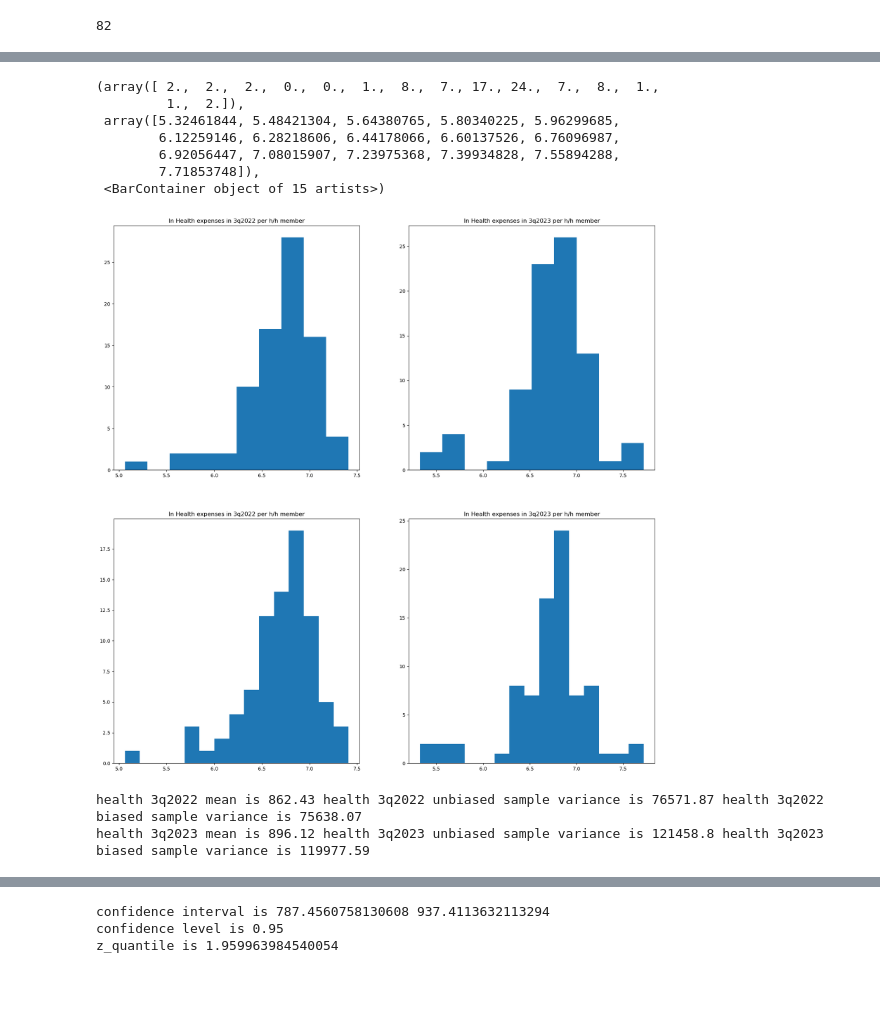
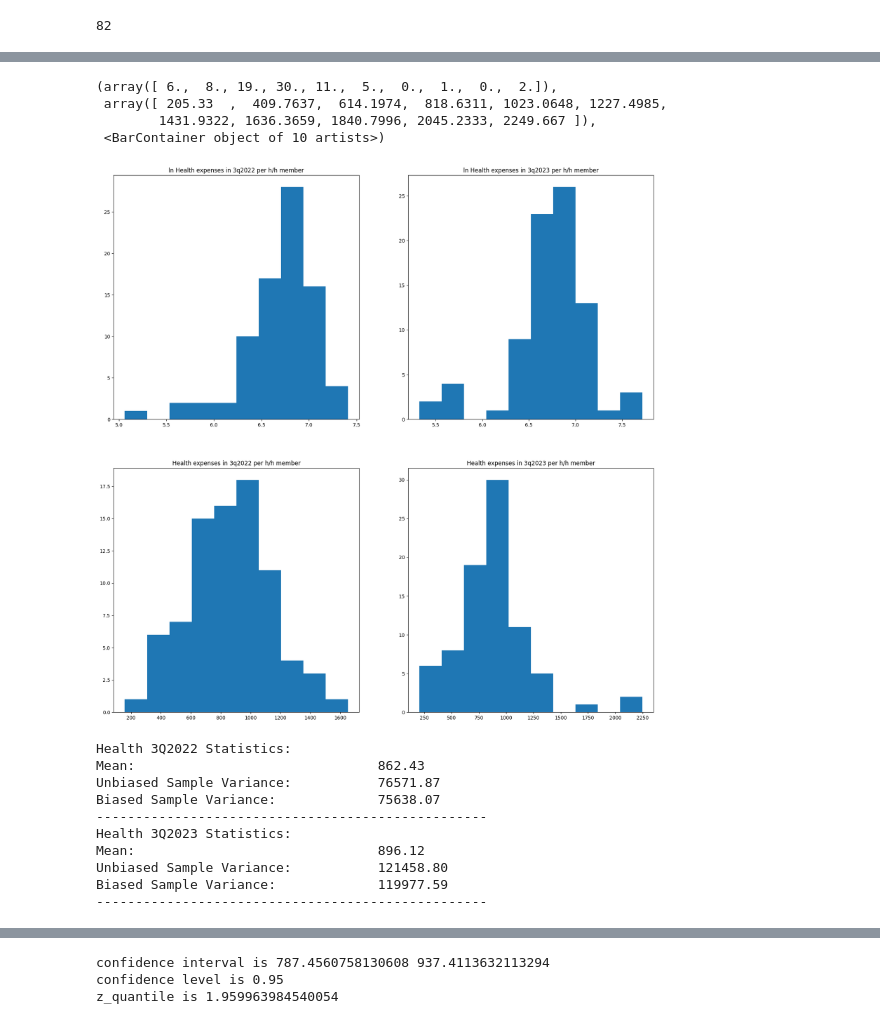
Before and after one commit to Pyatachokk/hse_asml_course, a Jupyter notebook: seminars/seminar_6/stat_0.ipynb, the cells around one changed output, grey strips where cells are left out. Cells and saved outputs as stored; diff of their text form; code cells hidden in the pictures; blank space fills up the shorter version.

```diff
--- a/seminars/seminar_6/stat_0.ipynb
+++ b/seminars/seminar_6/stat_0.ipynb
@@ -11,4 +13,6 @@ import scipy.stats as stats
 # %%
-data = pd.read_excel("HW_example_data.xlsx", sheet_name = "Data")
-print(data)
+data = pd.read_excel("data.xlsx", sheet_name = "Data", index_col=0)
+data.index.name = "region"
+
+data
 # %% [output]
@@ -32,3 +32,0 @@ print(data)
-# %%
-data = data.rename(columns={'Unnamed: 0': 'region'})
-print(data)
@@ -100,40 +97,51 @@ print(data)
 # %%
 fig, ax = plt.subplots(2,2, figsize=(20,20))
 ax[0,0].set_title('ln Health expenses in 3q2022 per h/h member')
 ax[0,0].hist(data.ln_health_3q2022)
 ax[0,1].set_title('ln Health expenses in 3q2023 per h/h member')
 ax[0,1].hist(data.ln_health_3q2023)
-ax[1,0].set_title('ln Health expenses in 3q2022 per h/h member')
-ax[1,0].hist(data.ln_health_3q2022, bins = 15)
-ax[1,1].set_title('ln Health expenses in 3q2023 per h/h member')
-ax[1,1].hist(data.ln_health_3q2023, bins = 15)
+
+ax[1,0].set_title('Health expenses in 3q2022 per h/h member')
+ax[1,0].hist(data.health_3q2022)
+ax[1,1].set_title('Health expenses in 3q2023 per h/h member')
+ax[1,1].hist(data.health_3q2023)
 # %% [output]
-(array([ 2.,  2.,  2.,  0.,  0.,  1.,  8.,  7., 17., 24.,  7.,  8.,  1.,
-         1.,  2.]),
- array([5.32461844, 5.48421304, 5.64380765, 5.80340225, 5.96299685,
-        6.12259146, 6.28218606, 6.44178066, 6.60137526, 6.76096987,
-        6.92056447, 7.08015907, 7.23975368, 7.39934828, 7.55894288,
-        7.71853748]),
- <BarContainer object of 15 artists>)
+(array([ 6.,  8., 19., 30., 11.,  5.,  0.,  1.,  0.,  2.]),
+ array([ 205.33  ,  409.7637,  614.1974,  818.6311, 1023.0648, 1227.4985,
+        1431.9322, 1636.3659, 1840.7996, 2045.2333, 2249.667 ]),
+ <BarContainer object of 10 artists>)
-[figure, old version]
+[figure, new version]
 # %%
-#Method of moments
+def calculate_statistics(data):
+    mean = np.mean(data)
+    sample_variance_ub = np.var(data, ddof=1)  # unbiased variance
+    sample_variance_b = np.var(data, ddof=0)   # biased variance
+    return mean, sample_variance_ub, sample_variance_b
 
-mean2022 = np.mean(data.health_3q2022)
-sample_variance2022_ub = np.var(data.health_3q2022, ddof = 1) #unbiased variance, ddof = degrees of freedom
-sample_variance2022_b = np.var(data.health_3q2022, ddof = 0) #biased variance
+def print_statistics(year, mean, sample_variance_ub, sample_variance_b):
+    print(f'Health {year} Statistics:')
+    print(f'{"Mean:":<35} {mean:.2f}')
+    print(f'{"Unbiased Sample Variance:":<35} {sample_variance_ub:.2f}')
+    print(f'{"Biased Sample Variance:":<35} {sample_variance_b:.2f}')
+    print('-' * 50)
 
-mean2023 = np.mean(data.health_3q2023)
-sample_variance2023_ub = np.var(data.health_3q2023, ddof = 1)
-sample_variance2023_b = np.var(data.health_3q2023, ddof = 0)
+data_dict = {
+    '3Q2022': data.health_3q2022,
+    '3Q2023': data.health_3q2023
+}
 
-print('health 3q2022 mean is', round(mean2022,2),
-     'health 3q2022 unbiased sample variance is', round(sample_variance2022_ub, 2),
-      'health 3q2022 biased sample variance is', round(sample_variance2022_b, 2),
-     '\nhealth 3q2023 mean is', round(mean2023,2),
-     'health 3q2023 unbiased sample variance is', round(sample_variance2023_ub, 2),
-     'health 3q2023 biased sample variance is', round(sample_variance2023_b, 2), )
+for year, health_data in data_dict.items():
+    mean, sample_variance_ub, sample_variance_b = calculate_statistics(health_data)
+    print_statistics(year, mean, sample_variance_ub, sample_variance_b)
 # %% [output]
-health 3q2022 mean is 862.43 health 3q2022 unbiased sample variance is 76571.87 health 3q2022 biased sample variance is 75638.07
-health 3q2023 mean is 896.12 health 3q2023 unbiased sample variance is 121458.8 health 3q2023 biased sample variance is 119977.59
+Health 3Q2022 Statistics:
+Mean:                               862.43
+Unbiased Sample Variance:           76571.87
+Biased Sample Variance:             75638.07
+--------------------------------------------------
+Health 3Q2023 Statistics:
+Mean:                               896.12
+Unbiased Sample Variance:           121458.80
+Biased Sample Variance:             119977.59
+--------------------------------------------------
 # %%
```
Also changed, not shown: parts of 8 cells of this notebook, 1 other file.
